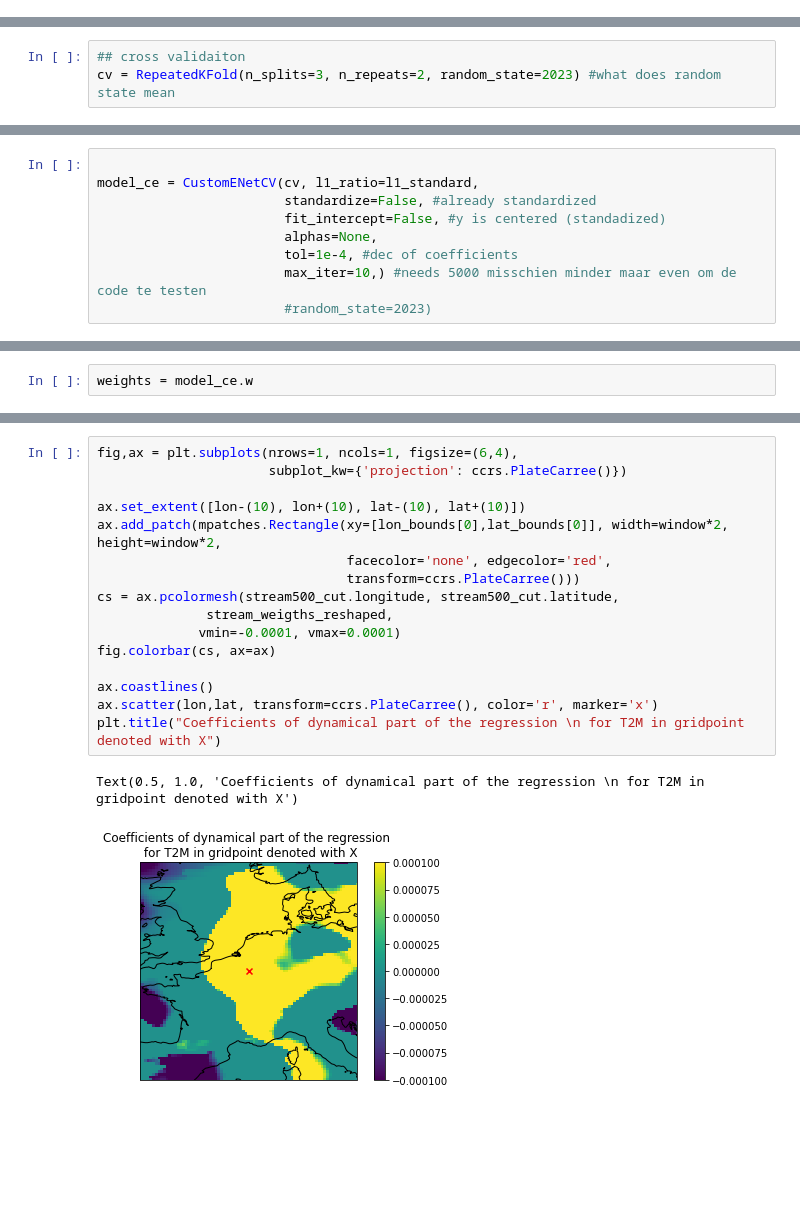
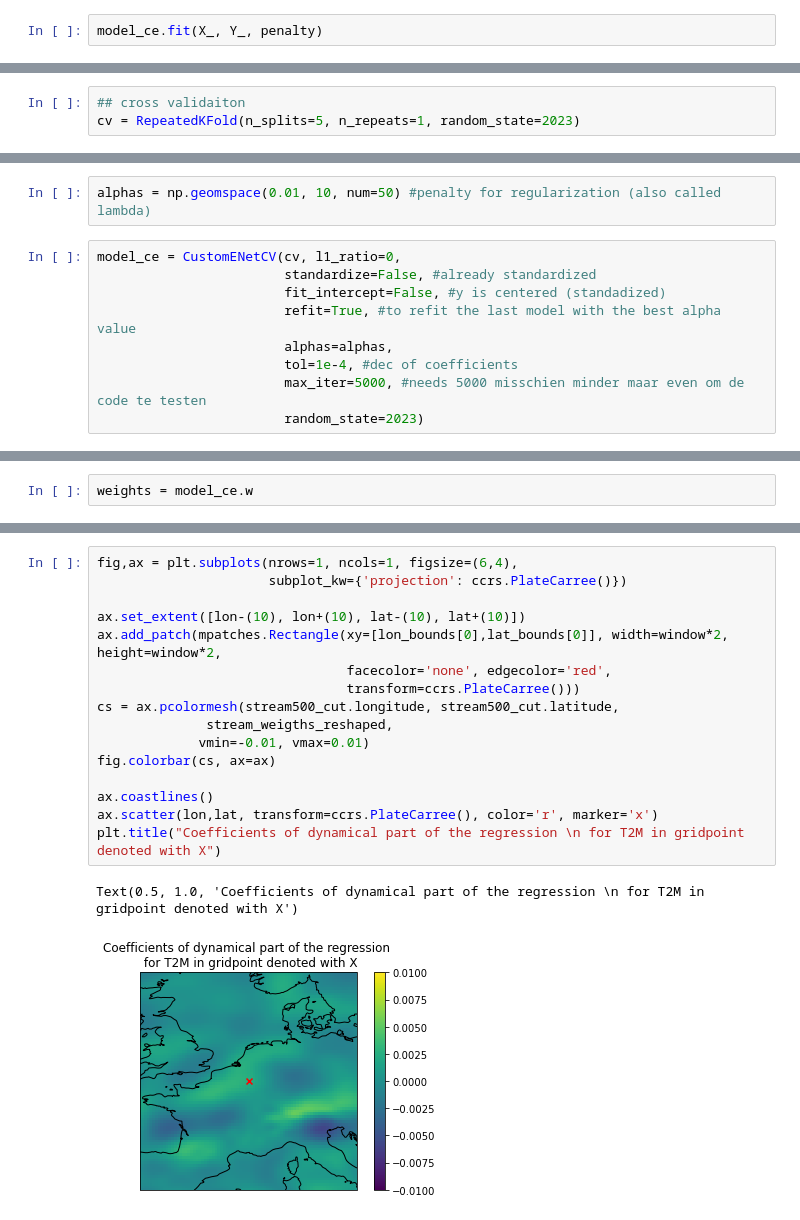
Before and after one commit to tamarahappe/HeaT, a Jupyter notebook: Notebooks/Dyn_decomp.ipynb, the cells around one changed output, grey strips where cells are left out. Saved outputs shown, nothing was run; the diff lists cells and outputs as text; blank space fills up the shorter version.

```diff
--- a/Notebooks/Dyn_decomp.ipynb
+++ b/Notebooks/Dyn_decomp.ipynb
@@ -233,0 +247,2 @@ array([0., 1., 1., ..., 1., 1., 1.])
+# %%
+model_ce.fit(X_, Y_, penalty)
@@ -234,6 +258,6 @@ array([0., 1., 1., ..., 1., 1., 1.])
 # %%
 ## cross validaiton
-cv = RepeatedKFold(n_splits=3, n_repeats=2, random_state=2023) #what does random state mean
+cv = RepeatedKFold(n_splits=5, n_repeats=1, random_state=2023)
 # %%
 cv
 # %% [output]
@@ -250,15 +274,17 @@ alphas = np.geomspace(0.01, 10, num=100)
 
 dan kan je mse voor de verschillende alphas plotten:
  _ = path_stats(model_rd.alphas, model_rd.cv_errs, title='custom ridge mse')
+# %%
+alphas = np.geomspace(0.01, 10, num=50) #penalty for regularization (also called lambda)
 # %%
-
-model_ce = CustomENetCV(cv, l1_ratio=l1_standard,
+model_ce = CustomENetCV(cv, l1_ratio=0,
                         standardize=False, #already standardized
                         fit_intercept=False, #y is centered (standadized)
-                        alphas=None,
+                        refit=True, #to refit the last model with the best alpha value
+                        alphas=alphas,
                         tol=1e-4, #dec of coefficients
-                        max_iter=10,) #needs 5000 misschien minder maar even om de code te testen
-                        #random_state=2023)
+                        max_iter=5000, #needs 5000 misschien minder maar even om de code te testen
+                        random_state=2023)
 # %%
 X_ = X_concated.values.astype("float32")
 Y_ = t2m_y_reshaped
@@ -294,22 +320,22 @@ stream_weigths_reshaped.max()
 # %%
 fig,ax = plt.subplots(nrows=1, ncols=1, figsize=(6,4),
                       subplot_kw={'projection': ccrs.PlateCarree()})
 
 ax.set_extent([lon-(10), lon+(10), lat-(10), lat+(10)])
 ax.add_patch(mpatches.Rectangle(xy=[lon_bounds[0],lat_bounds[0]], width=window*2, height=window*2,
                                 facecolor='none', edgecolor='red',
                                 transform=ccrs.PlateCarree()))
 cs = ax.pcolormesh(stream500_cut.longitude, stream500_cut.latitude,
               stream_weigths_reshaped,
-             vmin=-0.0001, vmax=0.0001)
+             vmin=-0.01, vmax=0.01)
 fig.colorbar(cs, ax=ax)
 
 ax.coastlines()
 ax.scatter(lon,lat, transform=ccrs.PlateCarree(), color='r', marker='x')
 plt.title("Coefficients of dynamical part of the regression \n for T2M in gridpoint denoted with X")
 # %% [output]
 Text(0.5, 1.0, 'Coefficients of dynamical part of the regression \n for T2M in gridpoint denoted with X')
-[figure, old version]
+[figure, new version]
 # %%
 ## dus dan kun je daarna met de GMSTw de temperatuur eruit halen die
 ## door thermodynamics komt, voor elke dag, en dan heb je de detrended timeseries voor t2m
```
Also changed, not shown: parts of 35 cells of this notebook.
